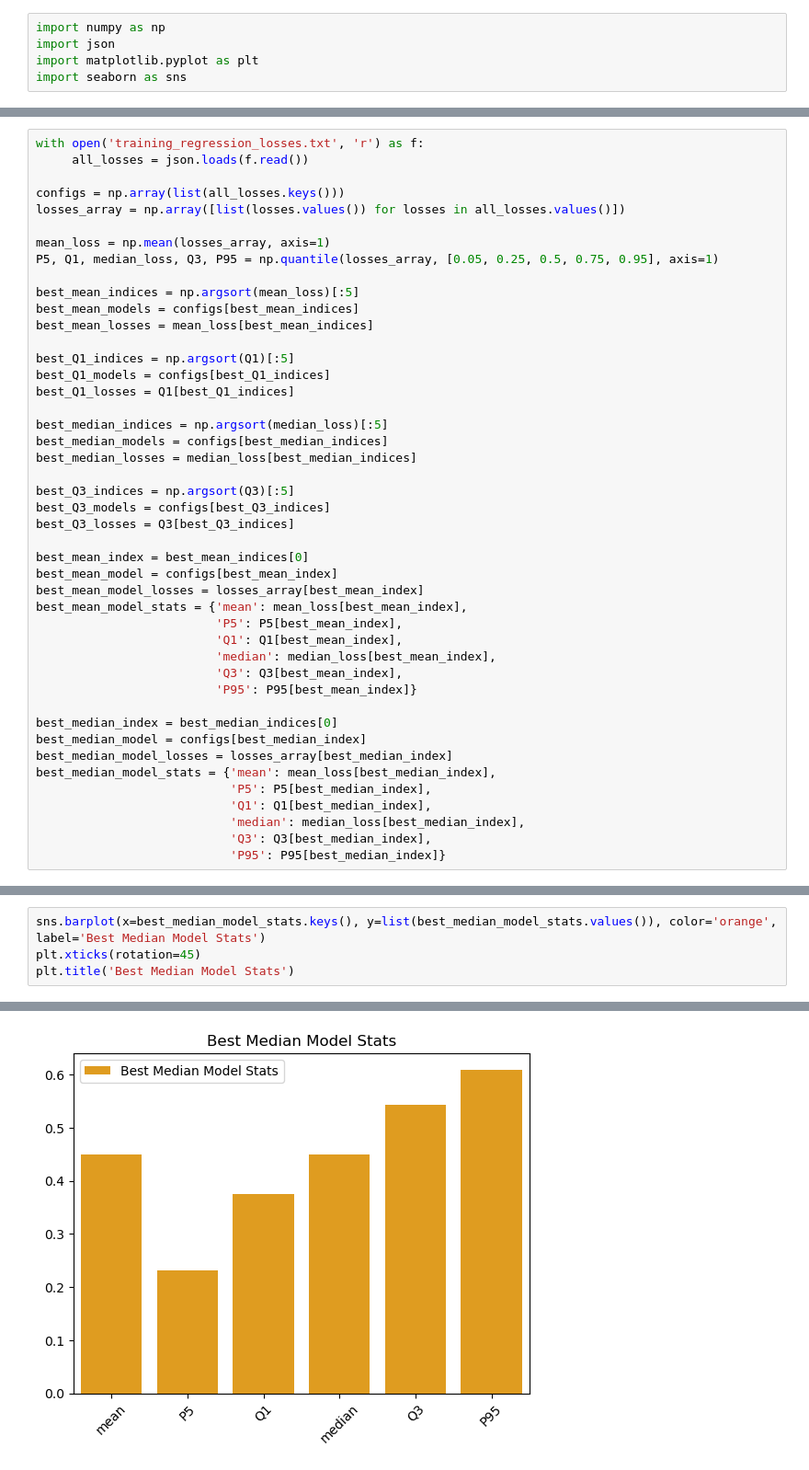
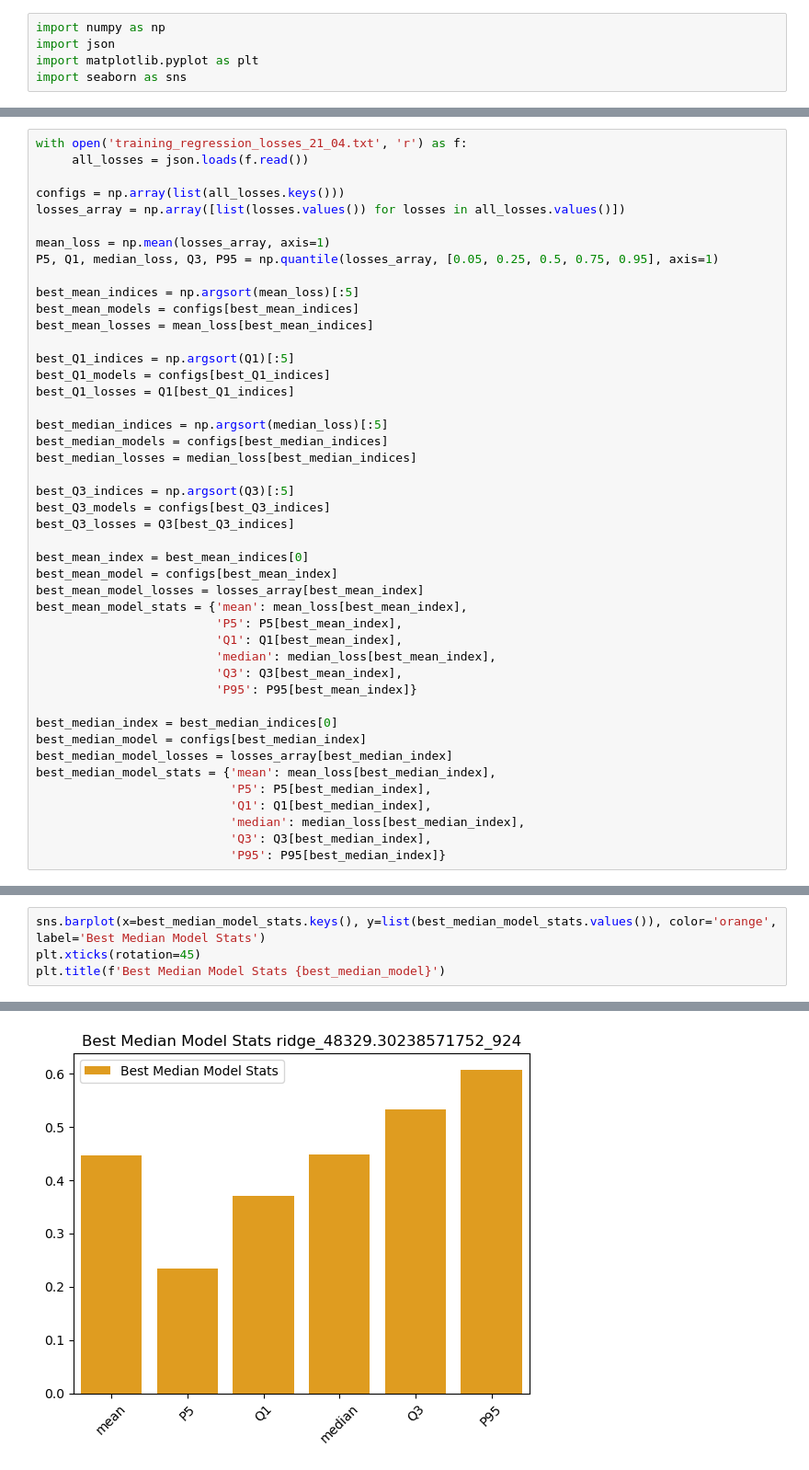
Before and after one commit to Victor2175/gm4cs-m, a Jupyter notebook: stats_regression.ipynb, the cells around one changed output, grey strips where cells are left out. Shown at 92% size. Cells and saved outputs as stored; diff of their text form.

```diff
--- a/stats_regression.ipynb
+++ b/stats_regression.ipynb
@@ -6,5 +14,5 @@ import seaborn as sns
 # %%
-with open('training_regression_losses.txt', 'r') as f:
+with open('training_regression_losses_21_04.txt', 'r') as f:
      all_losses = json.loads(f.read())
 
 configs = np.array(list(all_losses.keys()))
@@ -78,5 +86,5 @@ Text(0.5, 1.0, 'Best Mean Model Stats')
 # %%
 sns.barplot(x=best_median_model_stats.keys(), y=list(best_median_model_stats.values()), color='orange', label='Best Median Model Stats')
 plt.xticks(rotation=45)
-plt.title('Best Median Model Stats')
+plt.title(f'Best Median Model Stats {best_median_model}')
 # %% [output]
@@ -84,4 +92,4 @@ Text(0.5, 1.0, 'Best Median Model Stats')
-[figure, old version]
+[figure, new version]
 # %%
 sns.boxplot(x=best_mean_model_losses, color='blue', label='Best Mean Model Losses')
 # %% [output]
```
Also changed, not shown: parts of 8 cells of this notebook, 2 other files.
